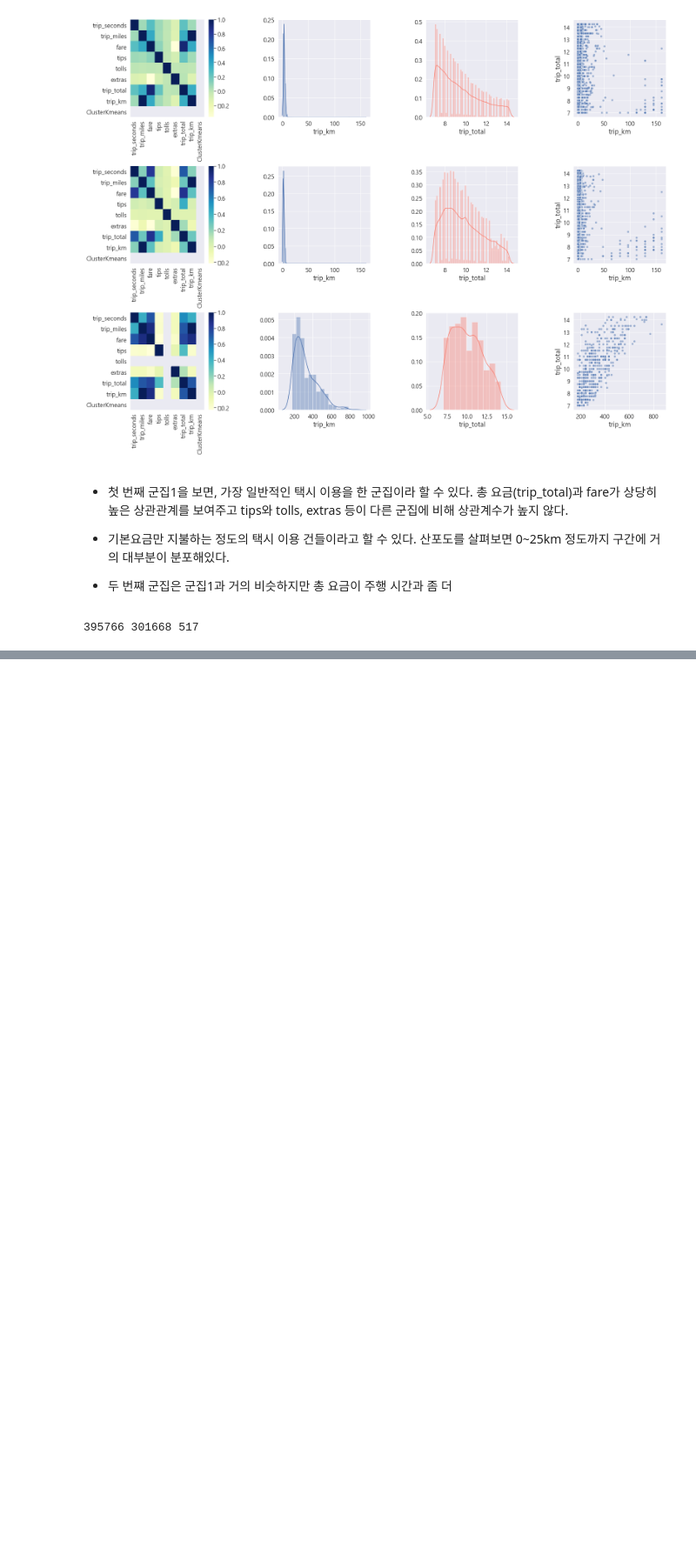
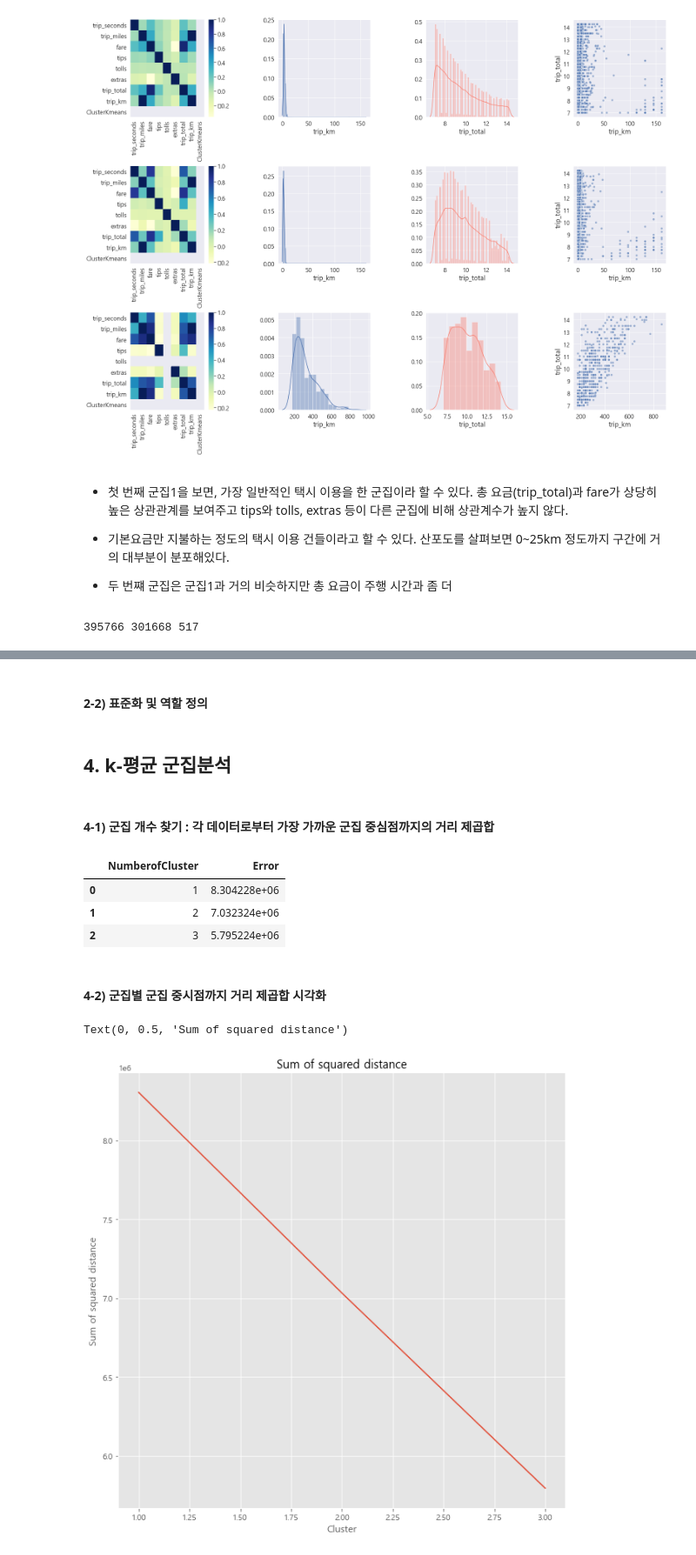
Before and after one commit to Hinterhalter/Kaggle, a Jupyter notebook: Cluster_Analysis.ipynb, the cells around one changed output, grey strips where cells are left out. Shown at 87% size. Drawn from its saved outputs; the diff is of its cells as text; code cells hidden in the pictures; blank space fills up the shorter version.

```diff
--- a/Cluster_Analysis.ipynb
+++ b/Cluster_Analysis.ipynb
@@ -285,0 +292,3 @@ print(len(df_1), len(df_2), len(df_3))
+# %%
+df = new_df[['trip_minuate','fare','tips','tolls','extras','trip_total','trip_km']]
+df
@@ -285,0 +309,45 @@ print(len(df_1), len(df_2), len(df_3))
+# %%
+X_list = list(df.columns)
+X_list.remove('trip_total')
+# %% [markdown]
+#### 2-2) 표준화 및 역할 정의
+# %%
+# 데이터 표준화
+scaler = StandardScaler()
+# 목표변수 y를 trip_total로 설정
+
+df_raw_x = scaler.fit_transform(df[X_list])
+df_raw_y = scaler.fit_transform(df[['trip_total']])
+# %% [markdown]
+## 4. k-평균 군집분석
+# %% [markdown]
+#### 4-1) 군집 개수 찾기 : 각 데이터로부터 가장 가까운 군집 중심점까지의 거리 제곱합
+# %%
+# 최대 군집 생성 개수
+n_iter_cluster = 3
+cluster_range = [i+1 for i in range(n_iter_cluster)]
+clus_error = []
+for v_n_clus in cluster_range :
+    clus = KMeans(v_n_clus)
+    clus.fit(df_raw_x)
+    # 각 데이터로 부터 가장 가까운 군집 중심점까지 거리 제곱합
+    clus_error.append(clus.inertia_)
+ds_error = pd.DataFrame({'NumberofCluster' : cluster_range,
+                        'Error' : clus_error})
+ds_error
+# %% [output]
+|  | NumberofCluster | Error |
+| 0 | 1 | 8.304228e+06 |
+| 1 | 2 | 7.032324e+06 |
+| 2 | 3 | 5.795224e+06 |
+# %% [markdown]
+#### 4-2) 군집별 군집 중시점까지 거리 제곱합 시각화
+# %%
+plt.figure(figsize = (10,10))
+plt.plot(ds_error['NumberofCluster'], ds_error['Error'])
+plt.title("Sum of squared distance")
+plt.xlabel('Cluster')
+plt.ylabel('Sum of squared distance')
+# %% [output]
+Text(0, 0.5, 'Sum of squared distance')
+[figure, added]
```
Also changed, not shown: parts of 11 cells of this notebook, 1 other file.
